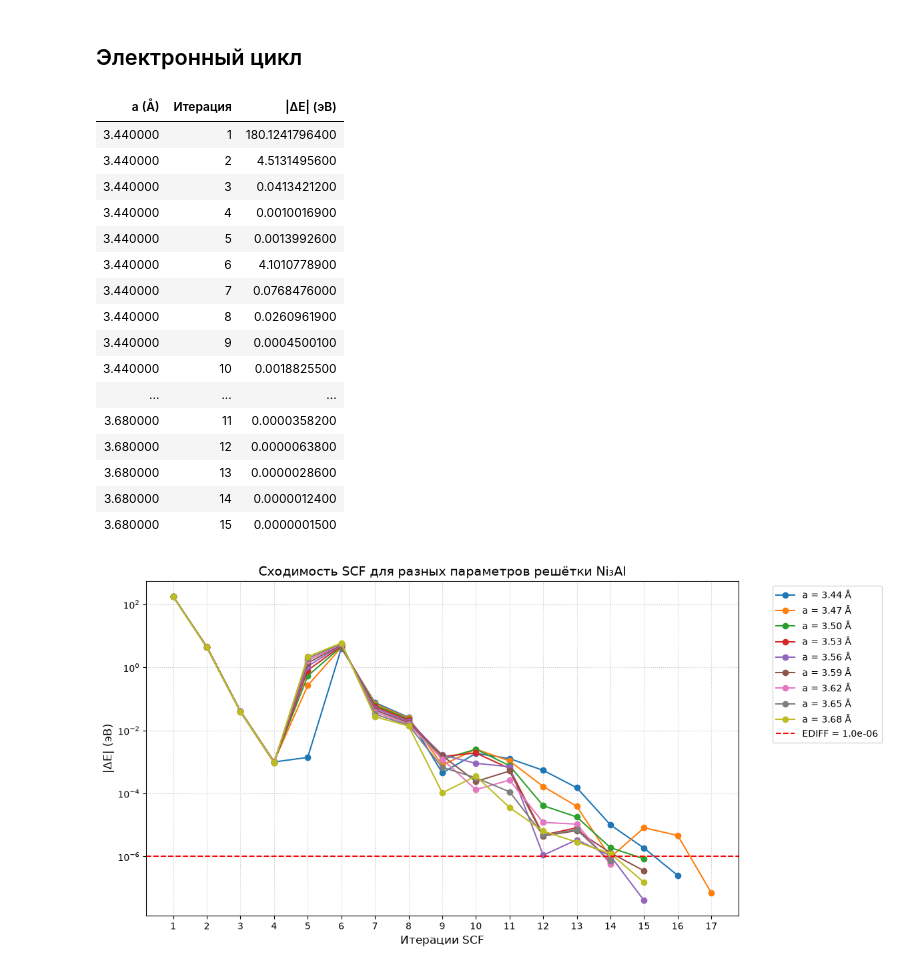
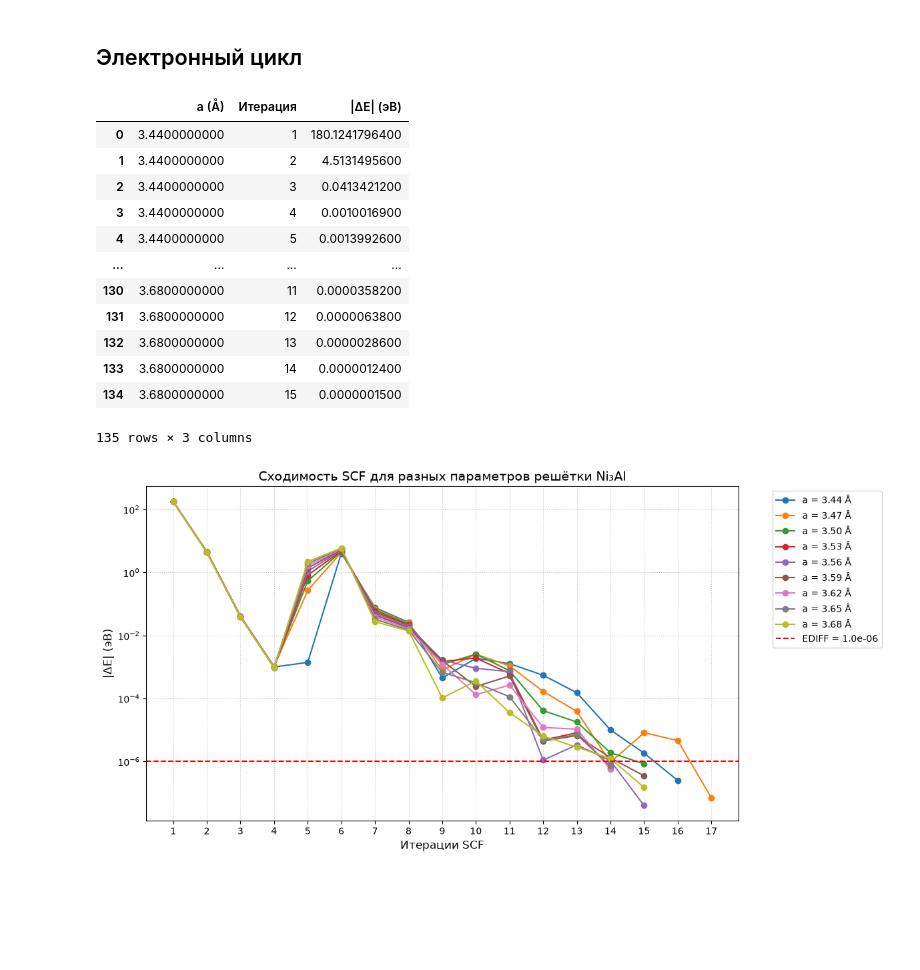
Before and after one commit to hherpa/HEA_L12, a Jupyter notebook: DFT/example_Ni3Al/run_06/run_06_VASP_analysis.ipynb, the cells around one changed output. Drawn from its saved outputs; the diff is of its cells as text; code cells hidden in the pictures; blank space fills up the shorter version.

```diff
--- a/DFT/example_Ni3Al/run_06/run_6_VASP_analysis.ipynb
+++ b/DFT/example_Ni3Al/run_06/run_06_VASP_analysis.ipynb
@@ -146,34 +150,31 @@ df_stats
 # %%
 data = []
 for a, vasp in zip(a_values, vaspruns):
     ionic_steps = vasp.ionic_steps
     if ionic_steps:
         last_ionic = ionic_steps[-1]
         electronic_steps = last_ionic['electronic_steps']
         for i in range(1, len(electronic_steps)):
             d = abs(electronic_steps[i]['e_fr_energy'] - electronic_steps[i-1]['e_fr_energy'])
             data.append((a, i, d))
 
 df_delta_e = pd.DataFrame(data, columns=['a (Å)', 'Итерация', '|ΔE| (эВ)'])
-df_delta_e.style.hide(axis='index').format({'|ΔE| (эВ)': '{:.10f}'})
+pd.options.display.float_format = '{:.10f}'.format
+df_delta_e
 # %% [output]
-| a (Å) | Итерация | |ΔE| (эВ) |
-| 3.440000 | 1 | 180.1241796400 |
-| 3.440000 | 2 | 4.5131495600 |
-| 3.440000 | 3 | 0.0413421200 |
-| 3.440000 | 4 | 0.0010016900 |
-| 3.440000 | 5 | 0.0013992600 |
-| 3.440000 | 6 | 4.1010778900 |
-| 3.440000 | 7 | 0.0768476000 |
-| 3.440000 | 8 | 0.0260961900 |
-| 3.440000 | 9 | 0.0004500100 |
-| 3.440000 | 10 | 0.0018825500 |
-| ... | ... | ... |
-| 3.680000 | 11 | 0.0000358200 |
-| 3.680000 | 12 | 0.0000063800 |
-| 3.680000 | 13 | 0.0000028600 |
-| 3.680000 | 14 | 0.0000012400 |
-| 3.680000 | 15 | 0.0000001500 |
+|  | a (Å) | Итерация | |ΔE| (эВ) |
+| 0 | 3.4400000000 | 1 | 180.1241796400 |
+| 1 | 3.4400000000 | 2 | 4.5131495600 |
+| 2 | 3.4400000000 | 3 | 0.0413421200 |
+| 3 | 3.4400000000 | 4 | 0.0010016900 |
+| 4 | 3.4400000000 | 5 | 0.0013992600 |
+| ... | ... | ... | ... |
+| 130 | 3.6800000000 | 11 | 0.0000358200 |
+| 131 | 3.6800000000 | 12 | 0.0000063800 |
+| 132 | 3.6800000000 | 13 | 0.0000028600 |
+| 133 | 3.6800000000 | 14 | 0.0000012400 |
+| 134 | 3.6800000000 | 15 | 0.0000001500 |
+135 rows × 3 columns
 # %%
 EDIFF = Ni3Al_INCAR.get('EDIFF')
 
```
Also changed, not shown: parts of 11 cells of this notebook, 1 other file.
